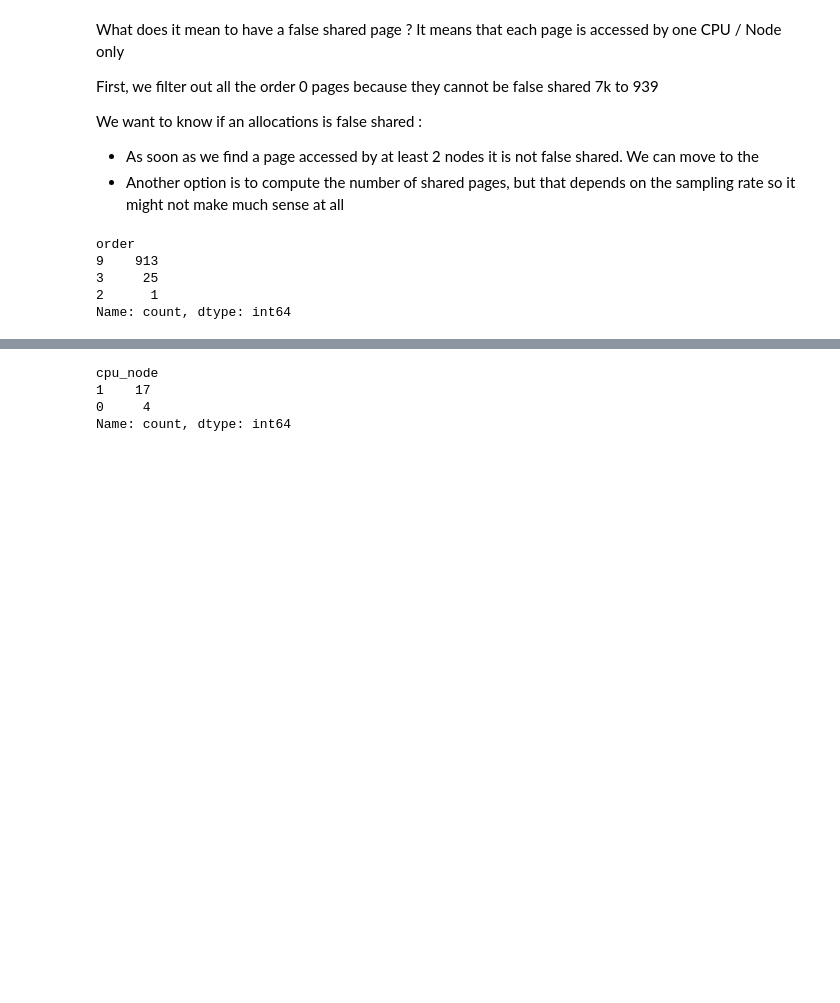
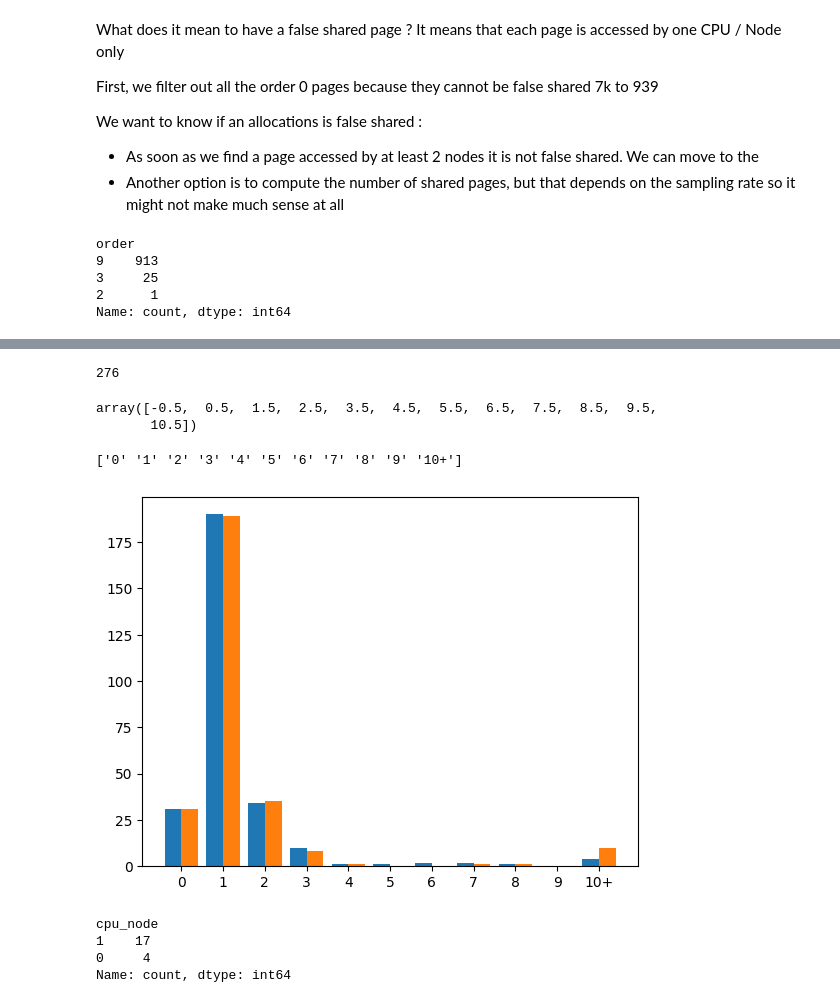
Before and after one commit to clementgd/INRIA-scripts, a Jupyter notebook: perf-mem.ipynb, the cells around one changed output, grey strips where cells are left out. Saved outputs shown, nothing was run; the diff lists cells and outputs as text; code cells hidden in the pictures; blank space fills up the shorter version.

```diff
--- a/perf-mem.ipynb
+++ b/perf-mem.ipynb
@@ -881,7 +859,8 @@ Ex if we have 10M accesses, log1e7 = 23, and log 1e9 = 33
 So compared to 7k it's 212 times faster, 7 min > 2 sec
 # %%
 aldf = seq_data.alloc_df
-# aldf = aldf.loc[aldf["order"] > 0]
+aldf = aldf.loc[aldf["order"] > 0]
 aldf = aldf.sort_values("pfn", ignore_index=True)
 
 acdf = seq_data.access_df.sort_values("phys", ignore_index=True)
+acdf["pfn"] = acdf["phys"].values >> seq_data.page_size_order
@@ -918,2 +866,0 @@ Name: 4, dtype: object
-# %%
-aldf["hex_pfn"] = [hex(pfn) for pfn in aldf["pfn"]]
@@ -1161,0 +1200,2 @@ aldf.loc[aldf["pfn"] == 0x11a6ae]
+# %%
+not_shared_pfns, n_node_shared_pages, n_cpu_shared_pages, n_filtered_allocations = compute_page_sharing_stats(seq_data)
@@ -1161,0 +1386,38 @@ aldf.loc[aldf["pfn"] == 0x11a6ae]
+# %%
+len(numbers_of_node_shared_pages)
+# %% [output]
+276
+# %%
+np.arange(12) - 0.5
+# %% [output]
+array([-0.5,  0.5,  1.5,  2.5,  3.5,  4.5,  5.5,  6.5,  7.5,  8.5,  9.5,
+       10.5])
+# %%
+bins = np.arange(12) - 0.5
+
+# bins = np.arange(10)
+
+plt.hist(
+    [np.clip(numbers_of_node_shared_pages, bins[0], bins[-1]),
+     np.clip(numbers_of_cpu_shared_pages, bins[0], bins[-1])],
+    bins = bins)
+# plt.hist(numbers_of_node_shared_pages, bins = bins)
+
+xticks = bins[:-1] + 0.5
+xlabels = xticks.astype(int).astype(str)
+xlabels[-1] += '+'
+
+print(xlabels)
+
+# N_labels = len(xlabels)
+# plt.xlim([0, 5])
+# # plt.xticks(25 * np.arange(N_labels) + 12.5)
+# # ax.set_xticklabels(xlabels)
+
+plt.xticks(xticks)
+plt.gca().set_xticklabels(xlabels)
+
+plt.show()
+# %% [output]
+['0' '1' '2' '3' '4' '5' '6' '7' '8' '9' '10+']
+[figure, added]
```
Also changed, not shown: parts of 27 cells of this notebook, 4 other files.
